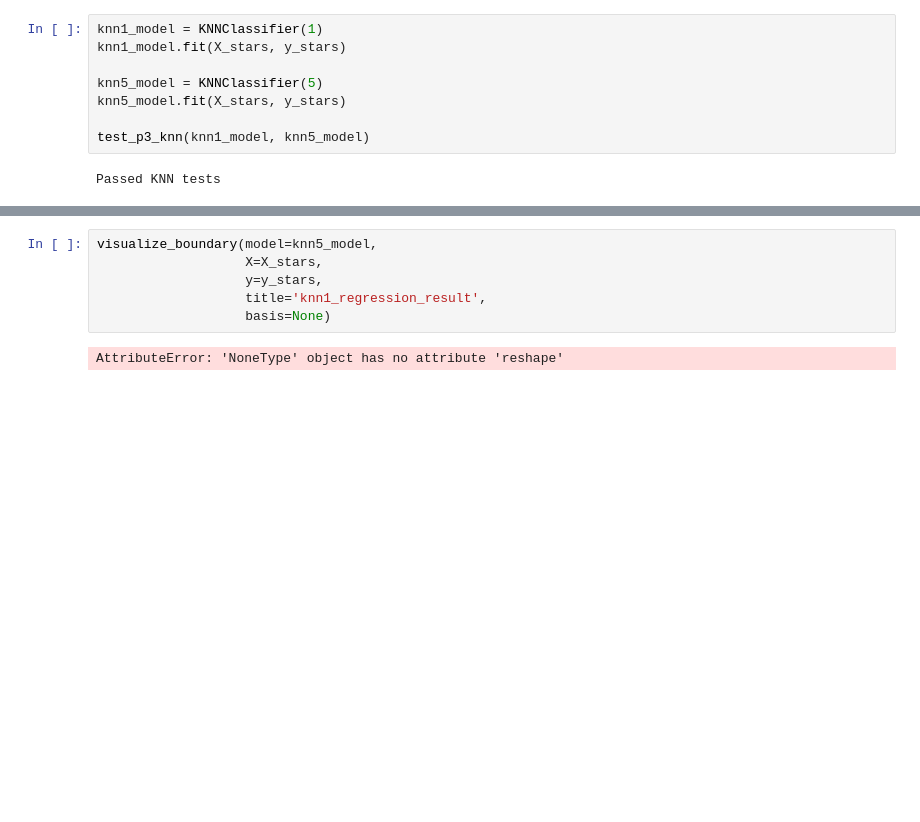
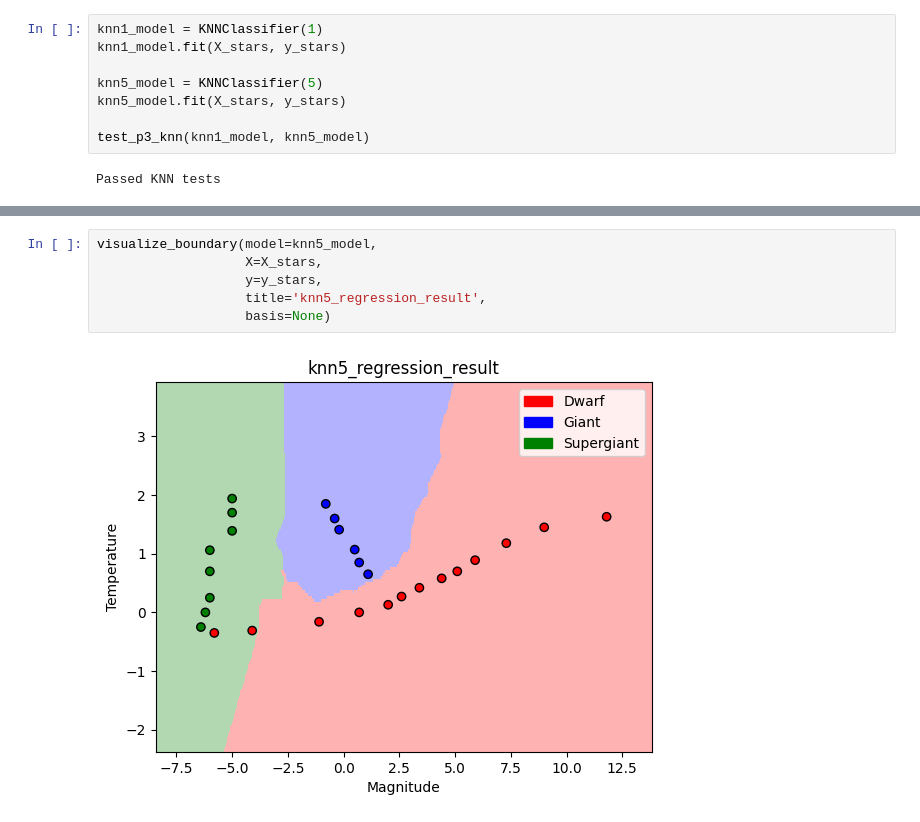
Before and after one commit to aidantai/cs181-s23-homeworks, a Jupyter notebook: hw2/main_hw2_blank.ipynb, the cells around one changed output, grey strips where cells are left out. Cells and saved outputs as stored; diff of their text form; blank space fills up the shorter version.

```diff
--- a/hw2/main_hw2_blank.ipynb
+++ b/hw2/main_hw2_blank.ipynb
@@ -773,8 +775,8 @@ visualize_boundary(model=knn1_model,
 # %%
 visualize_boundary(model=knn5_model,
                    X=X_stars,
                    y=y_stars,
-                   title='knn1_regression_result',
+                   title='knn5_regression_result',
                    basis=None)
 # %% [output]
-AttributeError: 'NoneType' object has no attribute 'reshape'
+[figure, added]
```
Also changed, not shown: parts of 1 cell of this notebook, 7 other files.
